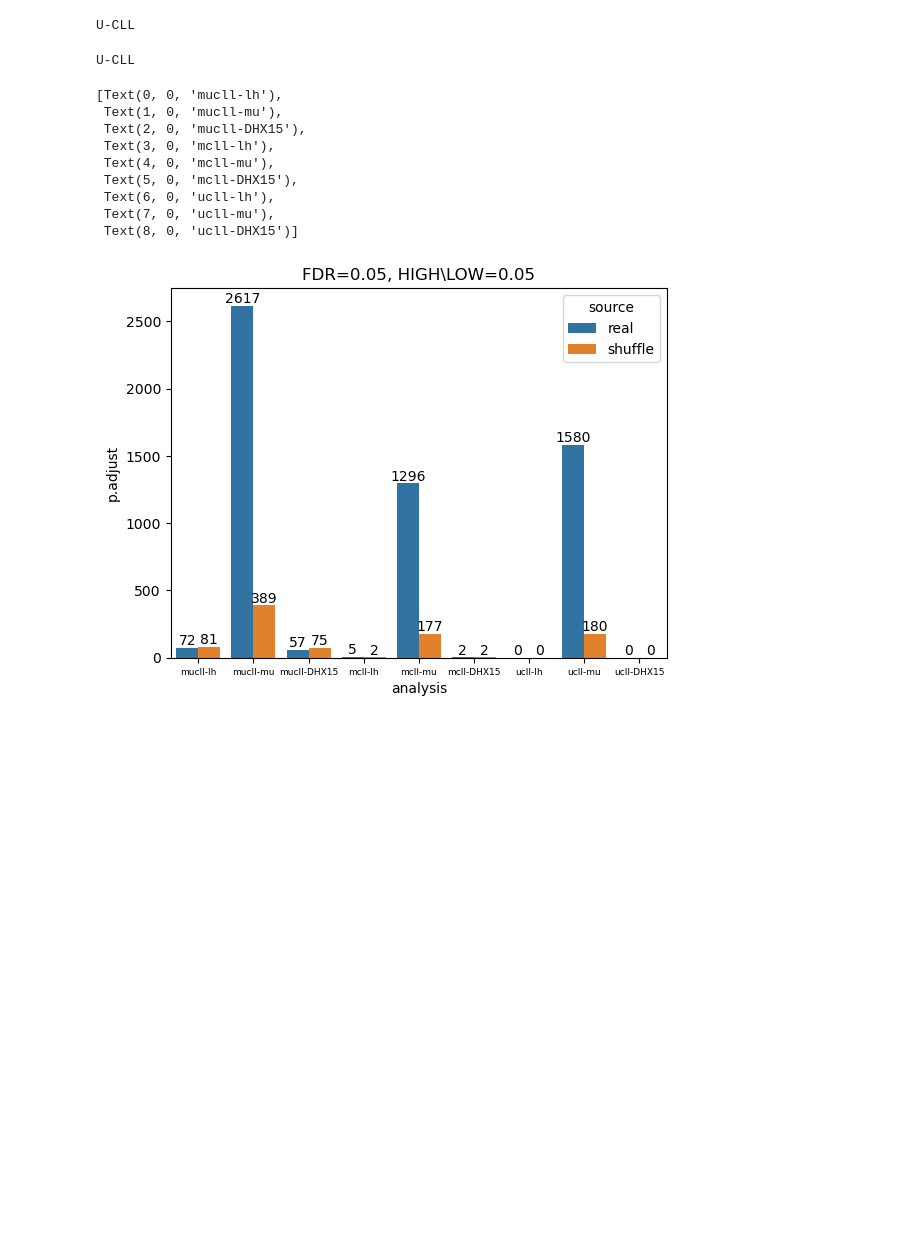
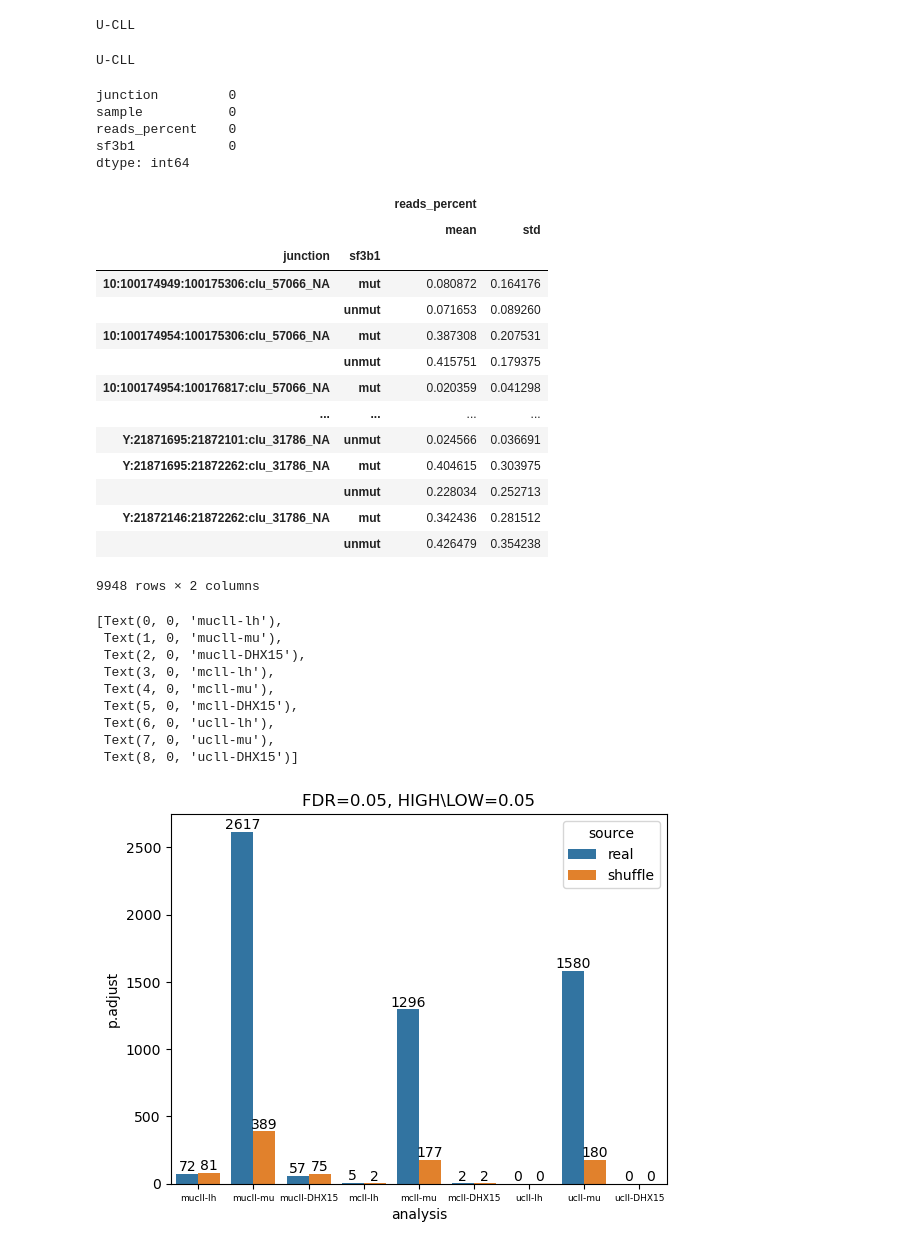
Before and after one commit to rachelcw/leafcutter, a Jupyter notebook: differential_splicing.ipynb, the cells around one changed output. Saved outputs shown, nothing was run; the diff lists cells and outputs as text; code cells hidden in the pictures; blank space fills up the shorter version.

Commit message:
groupby junction & sf3b1

```diff
--- a/differential_splicing.ipynb
+++ b/differential_splicing.ipynb
@@ -193,7 +193,7 @@ for i in ['9']:
 # %%
 percent_perind=pd.read_csv("/home/ls/rachelcw/projects/LEAFCUTTER/lc_20230108/lc_20230108_perind.percent.csv")
 # %%
-for i in [2,6]:
+for i in [4]:
     filtered_cll=pd.read_csv(f"/home/ls/rachelcw/projects/LEAFCUTTER/DS/DS.five_percent/analysis.20230115/fdr0.05/filtered.a{i}.20230115_effect_sizes.txt", sep=' ')
     # junction from filter
     junction_cll=filtered_cll["intron"].str.replace("chr","")
@@ -201,19 +201,45 @@ for i in [2,6]:
     # add percent reads of sample per junction
     filtered_percent=percent_perind.loc[percent_perind["chrom"].isin(junction_cll)]
 
-    melt_filtered_percent=pd.melt(filtered_percent, id_vars=filtered_percent.columns[0], value_vars=filtered_percent.columns[1:],var_name="sample", value_name="percent")
+    melt_filtered_percent=pd.melt(filtered_percent, id_vars=filtered_percent.columns[0], value_vars=filtered_percent.columns[1:],var_name="sample", value_name="reads_percent")
     melt_filtered_percent.rename(columns={"chrom":"junction"}, inplace=True)
     # group by m-um
     groups_file=pd.read_csv(f"/home/ls/rachelcw/projects/LEAFCUTTER/DS/DS.five_percent/groups_file.analysis.20230108/groups_file_a{i}.txt", sep="\t", usecols=[0,1], header=None, names=["sample", "sf3b1"])
 
-    merge_grops_percent=melt_filtered_percent.merge(groups_file,how="right",on="sample")
+    merge_grops_percent=melt_filtered_percent.merge(groups_file,how="inner",on="sample")
     # mean and sd for each junction
 
-    mean_std_mcll=merge_grops_percent.groupby("junction").percent.agg(['mean','std'])
-    if i == 2:
-        mean_std_mcll.to_csv("/home/ls/rachelcw/projects/LEAFCUTTER/mean_std_analysis/mucll.csv")
-    if i == 4:
-        mean_std_mcll.to_csv("/home/ls/rachelcw/projects/LEAFCUTTER/mean_std_analysis/mcll.csv")
-    if i == 6:
-        mean_std_mcll.to_csv("/home/ls/rachelcw/projects/LEAFCUTTER/mean_std_analysis/ucll.csv")
+#split df to mut and unmut -> mean & std -> merge
+# %%
+merge_grops_percent.loc[merge_grops_percent["sample"]=="GCLL-0088"].isna().sum()
+# %% [output]
+junction         0
+sample           0
+reads_percent    0
+sf3b1            0
+dtype: int64
+# %%
+merge_grops_percent.groupby(["junction","sf3b1"]).agg(['mean','std'])
+    # if i == 2:
+    #     mean_std_mcll.to_csv("/home/ls/rachelcw/projects/LEAFCUTTER/mean_std_analysis/mucll.csv")
+    # if i == 4:
+    #     mean_std_mcll.to_csv("/home/ls/rachelcw/projects/LEAFCUTTER/mean_std_analysis/mcll.csv")
+    # if i == 6:
+    #     mean_std_mcll.to_csv("/home/ls/rachelcw/projects/LEAFCUTTER/mean_std_analysis/ucll.csv")
+# %% [output]
+|  |  | reads_percent |  |
+|  |  | mean | std |
+| junction | sf3b1 |  |  |
+| 10:100174949:100175306:clu_57066_NA | mut | 0.080872 | 0.164176 |
+|  | unmut | 0.071653 | 0.089260 |
+| 10:100174954:100175306:clu_57066_NA | mut | 0.387308 | 0.207531 |
+|  | unmut | 0.415751 | 0.179375 |
+| 10:100174954:100176817:clu_57066_NA | mut | 0.020359 | 0.041298 |
+| ... | ... | ... | ... |
+| Y:21871695:21872101:clu_31786_NA | unmut | 0.024566 | 0.036691 |
+| Y:21871695:21872262:clu_31786_NA | mut | 0.404615 | 0.303975 |
+|  | unmut | 0.228034 | 0.252713 |
+| Y:21872146:21872262:clu_31786_NA | mut | 0.342436 | 0.281512 |
+|  | unmut | 0.426479 | 0.354238 |
+9948 rows × 2 columns
 # %%
```
Also changed, not shown: parts of 1 cell of this notebook.
